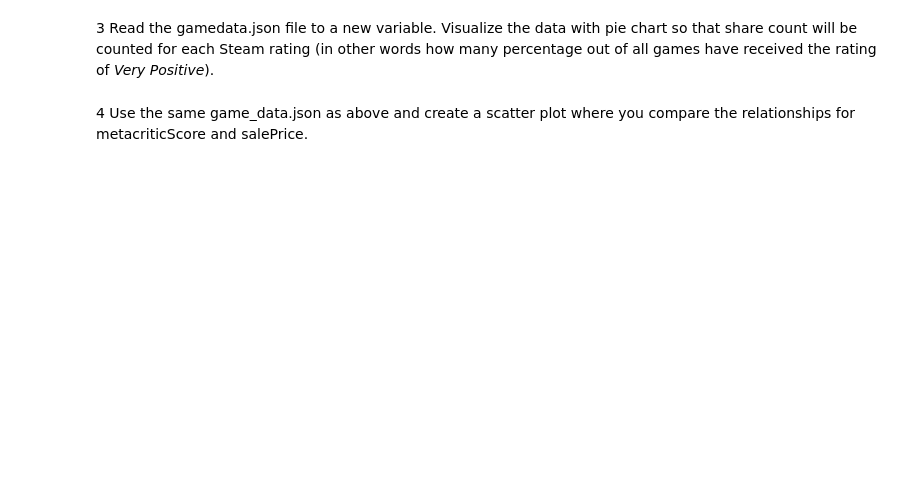
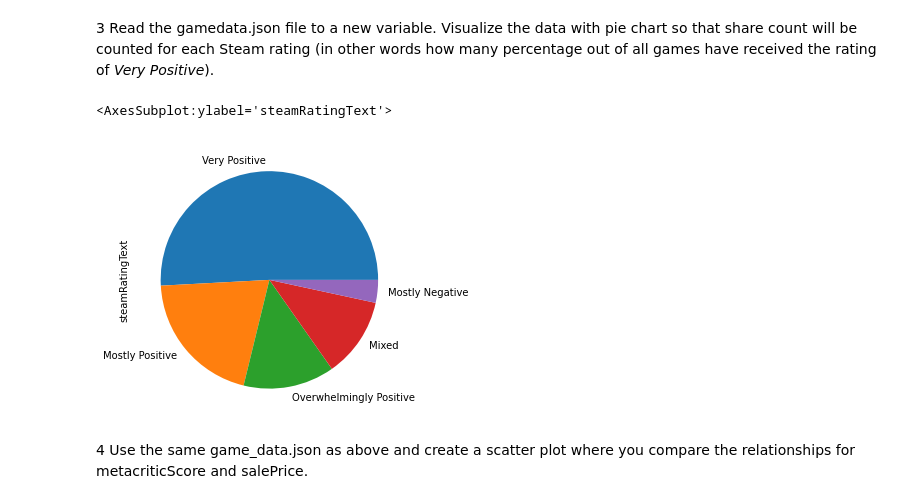
Before and after one commit to Seppalee/Data-analytics-and-Artificial-Intelligence, a Jupyter notebook: Exercises/ex07-data-visualization.ipynb, the cells around one changed output. Saved outputs shown, nothing was run; the diff lists cells and outputs as text; code cells hidden in the pictures; blank space fills up the shorter version.

```diff
--- a/Exercises/ex07-data-visualization.ipynb
+++ b/Exercises/ex07-data-visualization.ipynb
@@ -9,4 +27,10 @@
 # %% [markdown]
 3 Read the gamedata.json file to a new variable. Visualize the data with pie chart so that share count will be counted for each Steam rating (in other words how many percentage out of all games have received the rating of *Very Positive*).
+# %%
+gd = pd.read_json("data_files/gamedata.json")
+gd["steamRatingText"].value_counts().plot(figsize=(10,5),kind="pie")
+# %% [output]
+<AxesSubplot:ylabel='steamRatingText'>
+[figure, added]
 # %% [markdown]
 4 Use the same game_data.json as above and create a scatter plot where you compare the relationships for metacriticScore and salePrice.
```
Also changed, not shown: parts of 5 cells of this notebook, 1 other file.
